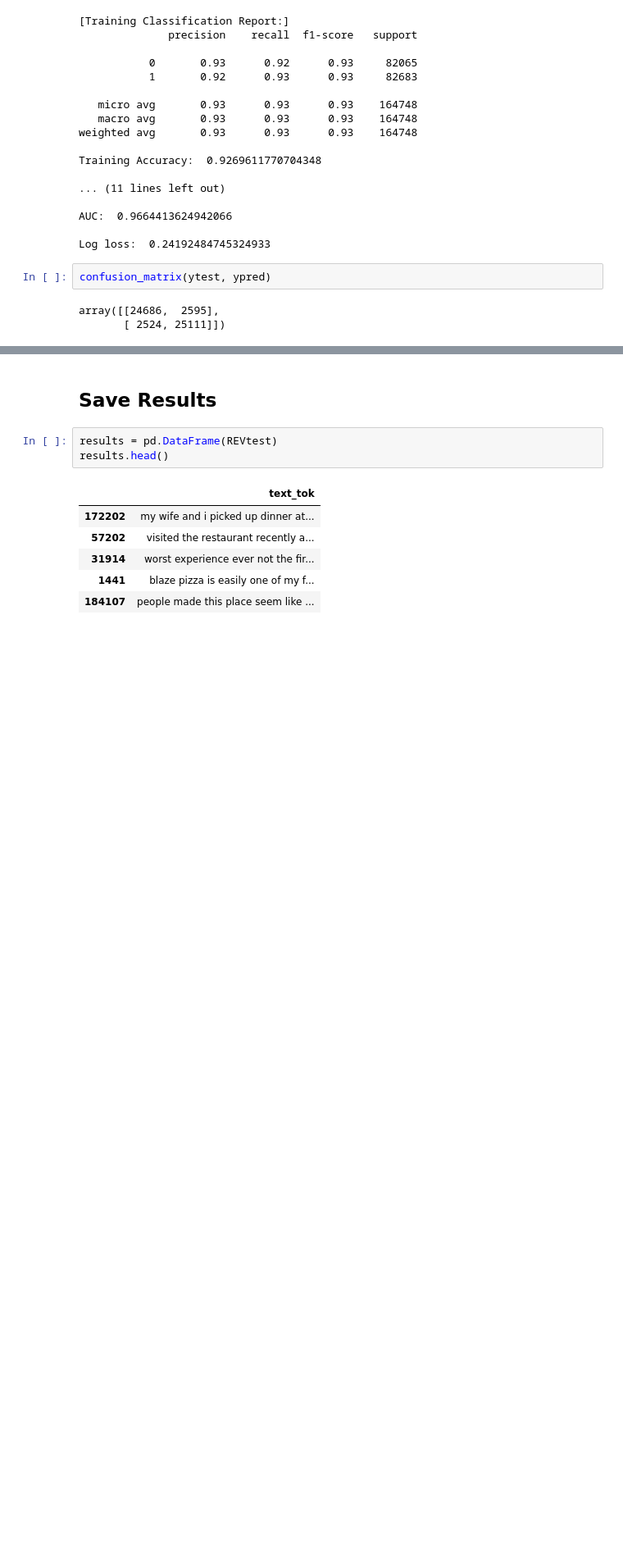
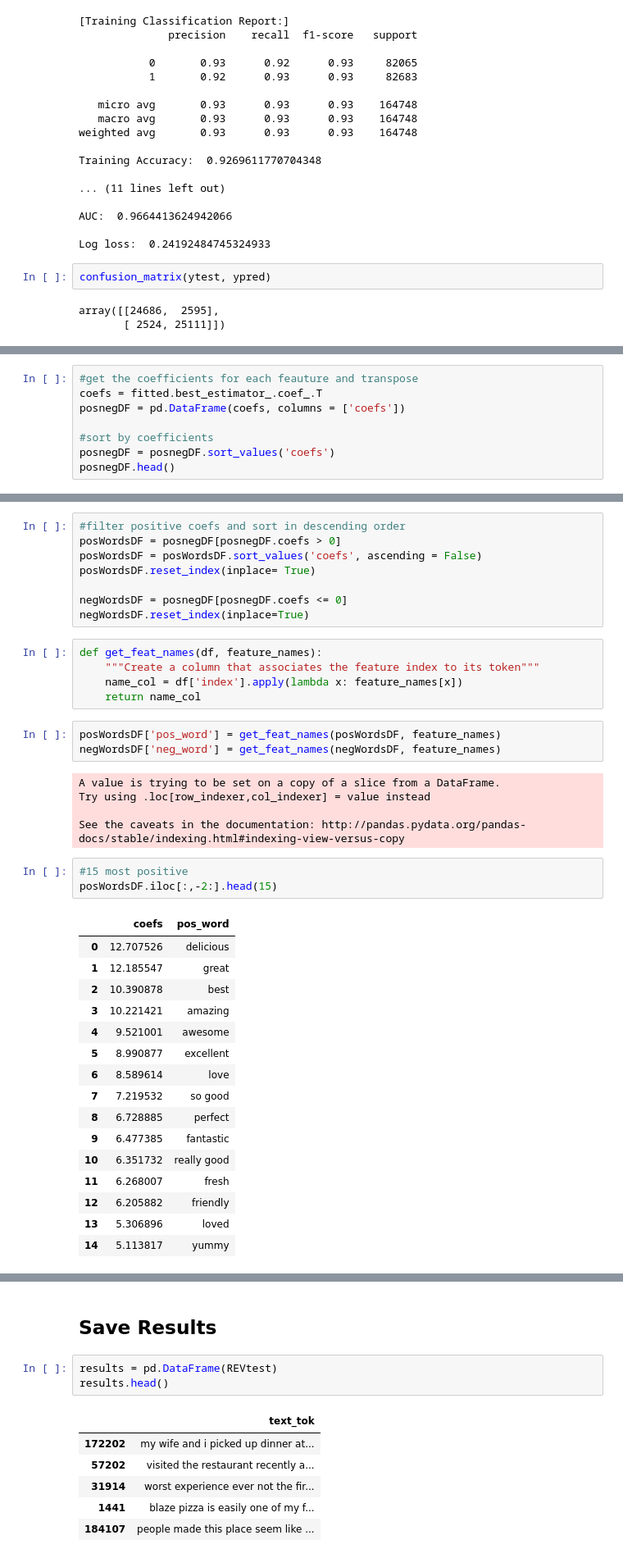
Before and after one commit to skoconnor1/Capstone-2, a Jupyter notebook: MachineLearning/05_LogReg-TfidfVectorizer-ngrams=(1,2).ipynb, the cells around one changed output, grey strips where cells are left out. Shown: that part at 82% size. Cells and saved outputs as stored; diff of their text form; blank space fills up the shorter version.

```diff
--- a/MachineLearning/05_LogReg-TfidfVectorizer-ngrams=(1,2).ipynb
+++ b/MachineLearning/05_LogReg-TfidfVectorizer-ngrams=(1,2).ipynb
@@ -244,0 +247,8 @@ array([[24686,  2595],
+# %%
+#get the coefficients for each feauture and transpose
+coefs = fitted.best_estimator_.coef_.T
+posnegDF = pd.DataFrame(coefs, columns = ['coefs'])
+
+#sort by coefficients
+posnegDF = posnegDF.sort_values('coefs')
+posnegDF.head()
@@ -244,0 +262,41 @@ array([[24686,  2595],
+# %%
+#filter positive coefs and sort in descending order
+posWordsDF = posnegDF[posnegDF.coefs > 0]
+posWordsDF = posWordsDF.sort_values('coefs', ascending = False)
+posWordsDF.reset_index(inplace= True)
+
+negWordsDF = posnegDF[posnegDF.coefs <= 0]
+negWordsDF.reset_index(inplace=True)
+# %%
+def get_feat_names(df, feature_names):
+    """Create a column that associates the feature index to its token"""
+    name_col = df['index'].apply(lambda x: feature_names[x])
+    return name_col
+# %%
+posWordsDF['pos_word'] = get_feat_names(posWordsDF, feature_names)
+negWordsDF['neg_word'] = get_feat_names(negWordsDF, feature_names)
+# %% [output]
+A value is trying to be set on a copy of a slice from a DataFrame.
+Try using .loc[row_indexer,col_indexer] = value instead
+
+See the caveats in the documentation: http://pandas.pydata.org/pandas-docs/stable/indexing.html#indexing-view-versus-copy
+# %%
+#15 most positive
+posWordsDF.iloc[:,-2:].head(15)
+# %% [output]
+|  | coefs | pos_word |
+| 0 | 12.707526 | delicious |
+| 1 | 12.185547 | great |
+| 2 | 10.390878 | best |
+| 3 | 10.221421 | amazing |
+| 4 | 9.521001 | awesome |
+| 5 | 8.990877 | excellent |
+| 6 | 8.589614 | love |
+| 7 | 7.219532 | so good |
+| 8 | 6.728885 | perfect |
+| 9 | 6.477385 | fantastic |
+| 10 | 6.351732 | really good |
+| 11 | 6.268007 | fresh |
+| 12 | 6.205882 | friendly |
+| 13 | 5.306896 | loved |
+| 14 | 5.113817 | yummy |
```
Also changed, not shown: parts of 3 cells of this notebook.
